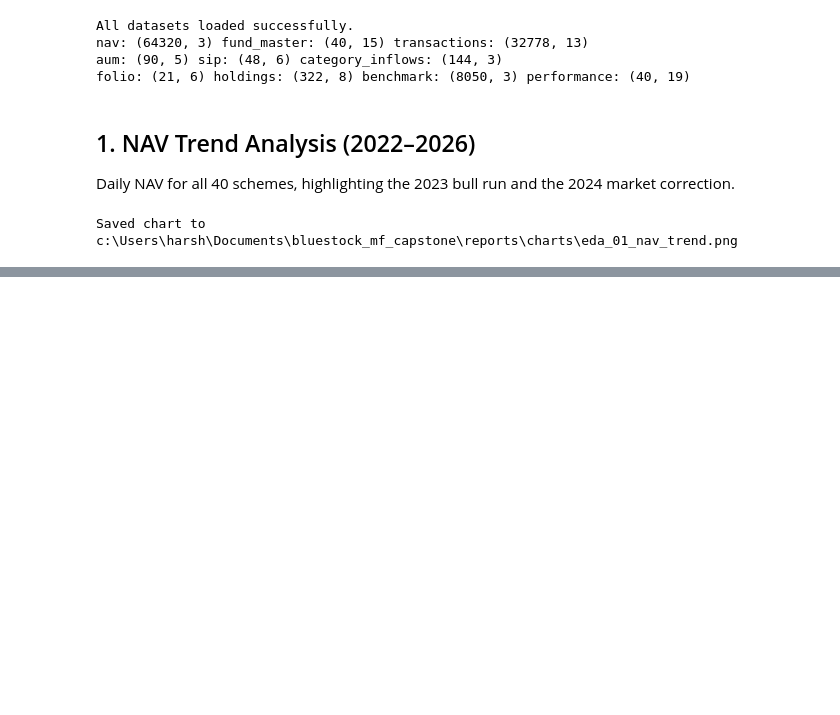
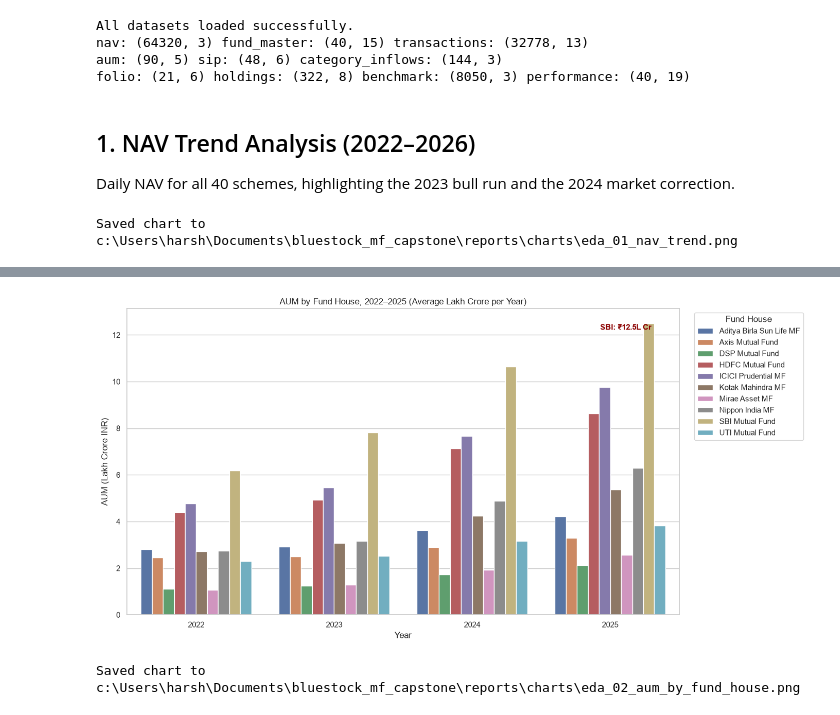
Before and after one commit to harshithnaidu123/bluestock_mf_capstone, a Jupyter notebook: notebooks/03_eda_analysis.ipynb, the cells around one changed output, grey strips where cells are left out. Saved outputs shown, nothing was run; the diff lists cells and outputs as text; code cells hidden in the pictures; blank space fills up the shorter version.

Commit message:
Day 3: AUM growth bar chart complete

```diff
--- a/notebooks/03_eda_analysis.ipynb
+++ b/notebooks/03_eda_analysis.ipynb
@@ -76,0 +81,34 @@ Saved chart to c:\Users\harsh\Documents\bluestock_mf_capstone\reports\charts\eda
+# %%
+aum["year"] = aum["date"].dt.year
+aum_yearly = aum.groupby(["year", "fund_house"])["aum_lakh_crore"].mean().reset_index()
+
+plt.figure(figsize=(14, 7))
+sns.barplot(
+    data=aum_yearly,
+    x="year",
+    y="aum_lakh_crore",
+    hue="fund_house",
+)
+plt.title("AUM by Fund House, 2022–2025 (Average Lakh Crore per Year)")
+plt.xlabel("Year")
+plt.ylabel("AUM (Lakh Crore INR)")
+plt.legend(title="Fund House", bbox_to_anchor=(1.02, 1), loc="upper left")
+
+# Highlight SBI's dominance with an annotation
+sbi_latest = aum_yearly[(aum_yearly["fund_house"] == "SBI Mutual Fund") & (aum_yearly["year"] == aum_yearly["year"].max())]
+if len(sbi_latest) > 0:
+    sbi_value = sbi_latest["aum_lakh_crore"].values[0]
+    plt.annotate(
+        f"SBI: ₹{sbi_value:.1f}L Cr",
+        xy=(0.95, 0.95), xycoords="axes fraction",
+        fontsize=11, fontweight="bold", color="darkred",
+        ha="right", va="top",
+    )
+
+plt.tight_layout()
+plt.savefig(REPORTS_DIR / "eda_02_aum_by_fund_house.png", dpi=150, bbox_inches="tight")
+plt.show()
+print(f"Saved chart to {REPORTS_DIR / 'eda_02_aum_by_fund_house.png'}")
+# %% [output]
+[figure, added]
+Saved chart to c:\Users\harsh\Documents\bluestock_mf_capstone\reports\charts\eda_02_aum_by_fund_house.png
```
Also changed, not shown: parts of 1 cell of this notebook, 1 other file.
